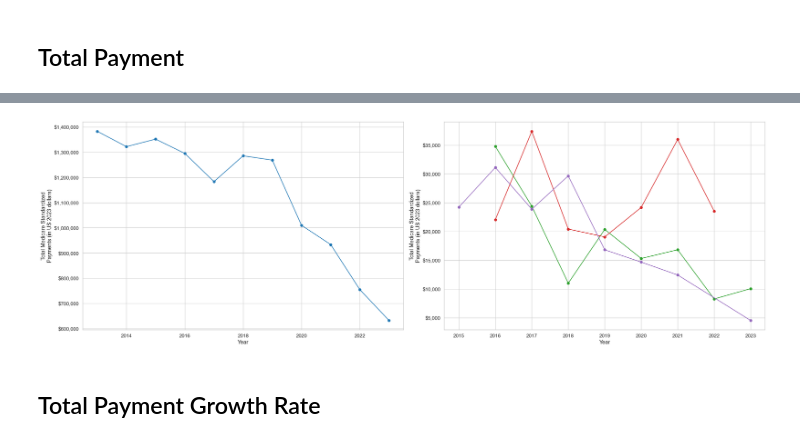
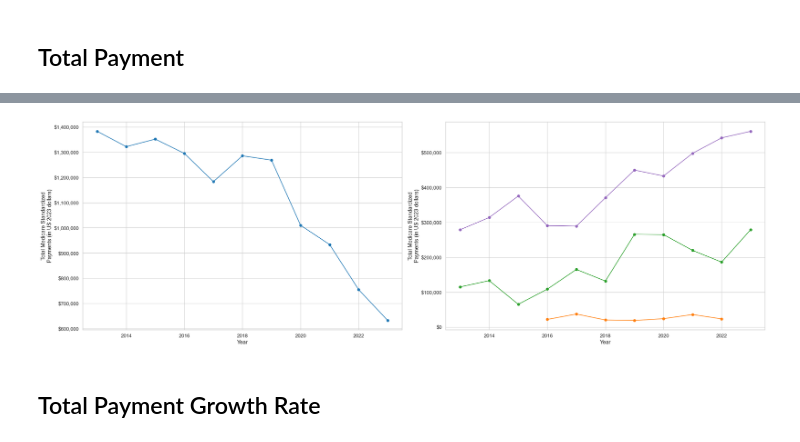
Before and after one commit to shu98/neurovasc_spine, a Jupyter notebook: analysis_final.ipynb, the cells around one changed output, grey strips where cells are left out. Cells and saved outputs as stored; diff of their text form; code cells hidden in the pictures.

```diff
--- a/analysis_final.ipynb
+++ b/analysis_final.ipynb
@@ -313,7 +392,7 @@ plt.tight_layout()
 fig, axs = plt.subplots(1, 2, figsize=(25, 8))
 plot_inset = [
     ['fusion_cervical', 'bone_grafting', 'decompression_cervical', 'decompression_thoracic', 'fusion_thoracic', 'fusion_multiple_regions'],
-    ["intracranial_stent_angioplasty", "intraarterial_pharm_infusion", "temp_balloon"]
+    ["transcath_therapy", "intraarterial_pharm_infusion", "temp_balloon"]
 ]
 
 for i, specialty in enumerate([util_2023_2013_adj_spine, util_2023_2013_adj_neurovasc]):
@@ -368,7 +447,6 @@ for i, specialty in enumerate([util_2023_2013_adj_spine, util_2023_2013_adj_neur
 
         y_new = [pairs[year] if year in pairs else np.nan for year in x_new]
         delta = pd.Series(y_new).interpolate().pct_change().to_numpy() * 100
-
         axs[i].plot(range(len(delta)), delta, label=label, marker='o', markersize=6, linestyle='-')
 
         # Use this to compute AAGR per procedure later
@@ -386,7 +464,7 @@ for i, specialty in enumerate([util_2023_2013_adj_spine, util_2023_2013_adj_neur
     axs[i].set_xticks([1, 3, 5, 7, 9])
     axs[i].set_xticklabels(['2014-15', '2016-17', '2018-19', '2020-21', '2022-23']),
     axs[i].set_ylabel("% Change in Reimbursement\n(AKA Annual Growth Rate)")
-    axs[i].set_ylim([-30, 30])
+    axs[i].set_ylim([-30, 10])
     axs[i].set_title(f"Annual Growth Rate ({specialty_name[i]})")
 
 plt.tight_layout()
@@ -511,28 +606,28 @@ Ttest_indResult(statistic=-0.742176443834174, pvalue=0.23960078774177623)
 # %%
-fig, axs = plt.subplots(1, 2, figsize=(25, 7))
+# fig, axs = plt.subplots(1, 2, figsize=(25, 7))
 
-i = 0
-for key, specialty in all_deltas.items():
-    aagr = np.nanmean(np.array(specialty), axis=0)
-    sem = np.nanstd(np.array(specialty), ddof=1) / np.sqrt(len(specialty))
+# i = 0
+# for key, specialty in all_deltas.items():
+#     aagr = np.nanmean(np.array(specialty), axis=0)
+#     sem = np.nanstd(np.array(specialty), ddof=1) / np.sqrt(len(specialty))
 
-    ci_lower = aagr - 1.96 * sem
-    ci_upper = aagr + 1.96 * sem
+#     ci_lower = aagr - 1.96 * sem
+#     ci_upper = aagr + 1.96 * sem
 
-    # Compute error bars from CI bounds
-    yerr = [aagr - ci_lower, ci_upper - aagr]
+#     # Compute error bars from CI bounds
+#     yerr = [aagr - ci_lower, ci_upper - aagr]
 
-    axs[i].errorbar(range(len(aagr)), aagr, yerr=yerr,  marker='o', markersize=6, linestyle='-')
+#     axs[i].errorbar(range(len(aagr)), aagr, yerr=yerr,  marker='o', markersize=6, linestyle='-')
 
-    axs[i].set_xlabel("Year")
-    axs[i].set_xticks([1, 3, 5, 7, 9])
-    axs[i].set_xticklabels(['2014-15', '2016-17', '2018-19', '2020-21', '2022-23']),
-    axs[i].set_ylabel("Average $ Change in Reimbursement")
-    axs[i].set_ylim([-150, 100])
-    axs[i].set_title(f"Average Annual $ Growth Across Procedures ({specialty_name[i]})")
+#     axs[i].set_xlabel("Year")
+#     axs[i].set_xticks([1, 3, 5, 7, 9])
+#     axs[i].set_xticklabels(['2014-15', '2016-17', '2018-19', '2020-21', '2022-23']),
+#     axs[i].set_ylabel("Average $ Change in Reimbursement")
+#     axs[i].set_ylim([-150, 100])
+#     axs[i].set_title(f"Average Annual $ Growth Across Procedures ({specialty_name[i]})")
 
-    axs[i].yaxis.set_major_formatter(FuncFormatter(lambda x, _: f"${x:,.0f}"))
+#     axs[i].yaxis.set_major_formatter(FuncFormatter(lambda x, _: f"${x:,.0f}"))
 
-    i += 1
+#     i += 1
 
-plt.tight_layout()
+# plt.tight_layout()
@@ -576,35 +669,35 @@ plt.tight_layout()
 # %%
 fig, axs = plt.subplots(1, 2, figsize=(25, 8))
 plot_inset = [
     ['fusion_cervical', 'bone_grafting', 'decompression_cervical', 'decompression_thoracic', 'fusion_thoracic', 'fusion_multiple_regions'],
-    ["intracranial_stent_angioplasty", "intraarterial_pharm_infusion", "temp_balloon"]
+    ["intracranial_stent_angioplasty", "stent", "transcath_therapy", "intraarterial_pharm_infusion", "temp_balloon"]
 ]
 
 for i, specialty in enumerate([util_2023_2013_adj_spine, util_2023_2013_adj_neurovasc]):
     grouped = specialty.groupby(groupby_key)
     p_num = 0
 
     for label, df in grouped:
         if label in plot_inset[i]:
             # Sort by year to ensure proper line plotting
             df_sorted = df.sort_values('year')
 
             x = df_sorted['year']
             y = df_sorted['Sum_Pymt_adj']
             axs[i].plot(x, y, label=label, marker='o', markersize=6, linestyle='-', color=colors[p_num])
 
         p_num += 1
 
     # axs[i].legend(title=groupby_key)
     axs[i].set_xlabel("Year")
     axs[i].set_ylabel("Total Medicare Standardized\nPayments (in US 2023 dollars)")
     # axs[i].set_title(f"Total Medicare Standardized Payment by Procedure Type ({specialty_name[i]})")
 
     axs[i].yaxis.set_major_formatter(FuncFormatter(lambda x, _: f"${x:,.0f}"))
 
 plt.tight_layout()
 # %% [output]
-[figure, old version]
+[figure, new version]
 # %% [markdown]
 ## Total Payment Growth Rate
 # %%
```
Also changed, not shown: parts of 38 cells of this notebook, 2 other files.
